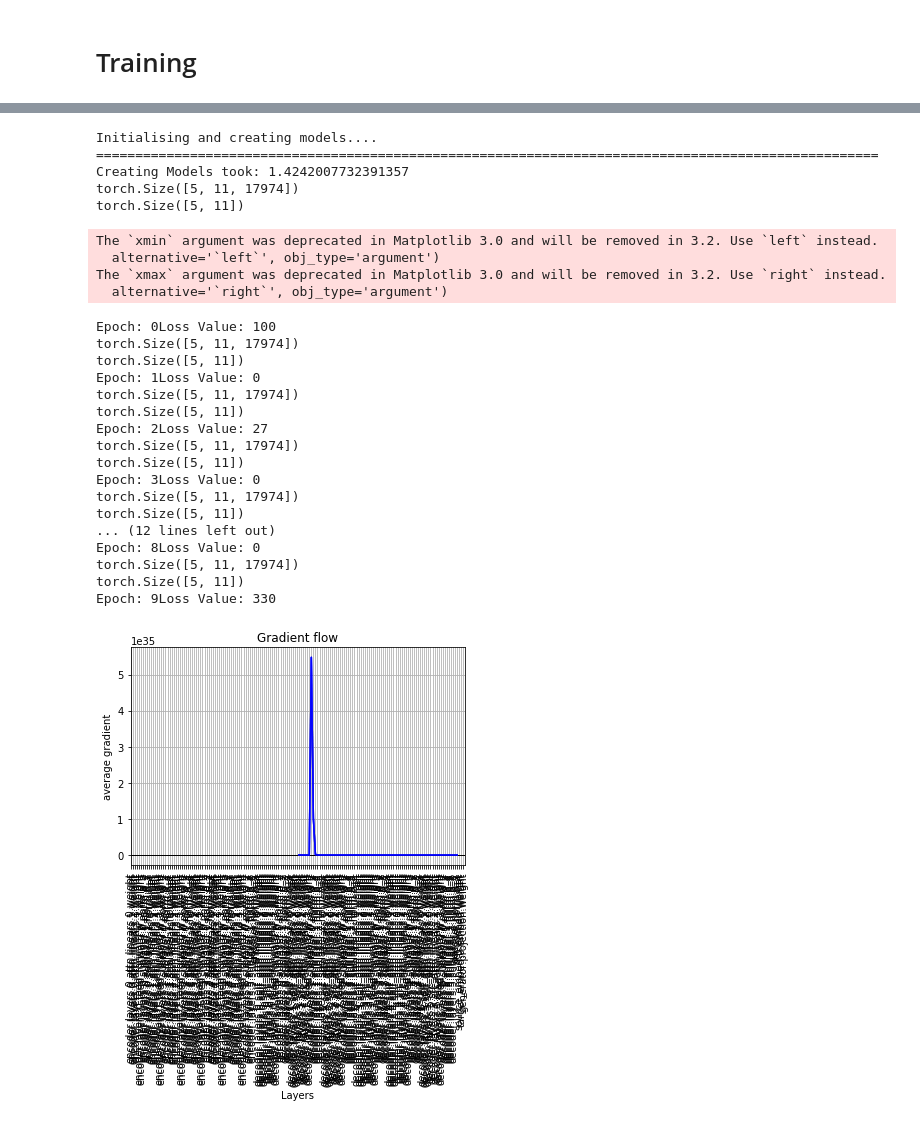
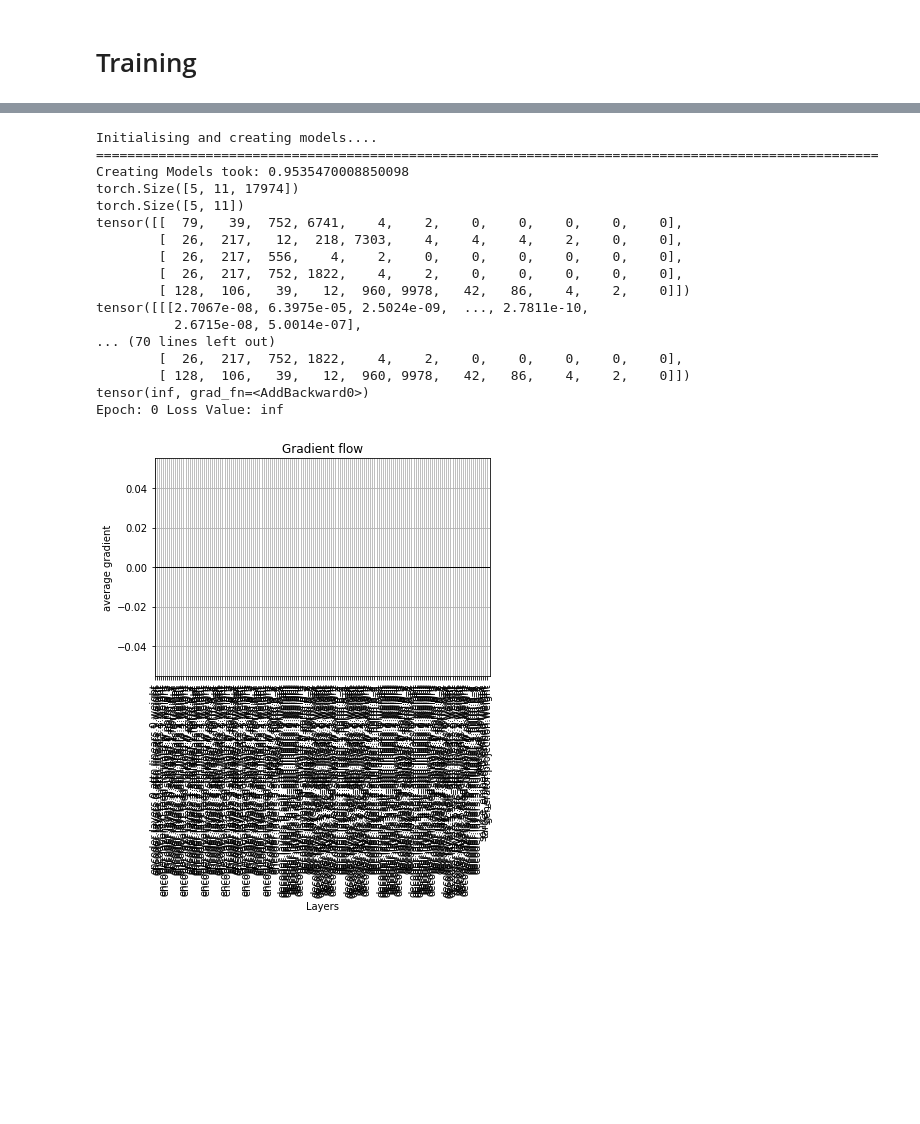
Before and after one commit to deepak4669/Conversational-Agents, a Jupyter notebook: Dialog Systems/Notebooks/transformer.ipynb, the cells around one changed output, grey strips where cells are left out. Saved outputs shown, nothing was run; the diff lists cells and outputs as text; code cells hidden in the pictures; blank space fills up the shorter version.

Commit message:
custom loss function

```diff
--- a/Dialog Systems/Notebooks/transformer.ipynb
+++ b/Dialog Systems/Notebooks/transformer.ipynb
@@ -692,4 +692,4 @@ def run_epoch(data,model,loss_compute):
     out=model(data.src,data.trg,data.src_mask,data.trg_mask)
     loss=loss_compute(out,data.trg_y,data.ntokens)
 
-    return loss.item()
+    return loss
@@ -703,0 +738,4 @@ class LabelSmoothing(nn.Module):
+# %%
+x=torch.tensor([[[4,2],[3,2]],[[2,4],[5,7]]],dtype=torch.float)
+trg=torch.tensor([[1,1],[0,0]])
+print(customLossFunction(x,trg))
@@ -704,9 +781,8 @@ class LabelSmoothing(nn.Module):
 # %%
 class LossCompute:
 
-    def __init__(self,model,criterion,opt):
+    def __init__(self,model,opt):
 
-        self.criterion=criterion
         self.opt=opt
         self.model=model
 
@@ -714,65 +790,62 @@ class LossCompute:
 
 #         x=self.model.generator(x)
         print(x.shape) #shape should be (batch_size,vocab_size)
+
+#         trg=x.argmax(dim=-1)
+#         print(trg)
+
         print(y.shape)
+        print(y)
 #         x=x.view(-1,x.shape[-1])
 #         y=y.view(-1)
-        x=x.transpose(-2,-1)
+#         x=x.transpose(-2,-1)
 
 
-        loss=self.criterion(x,y)/norm
+        loss=customLossFunction(x,y)
+        print(loss)
         loss.backward()
-        _=nn.utils.clip_grad_norm(model.parameters(),50000.0)
+        _=nn.utils.clip_grad_norm_(model.parameters(),50000.0)
         plot_grad_flow(self.model.named_parameters())
 
-#         self.opt.step()
-#         self.opt.zero_grad()
+        self.opt.step()
+        self.opt.zero_grad()
 
-        return loss.item()*norm
+        return loss.item()
 # %%
-batches=data_generation(pairs,5,10)
+batches=data_generation(pairs,5,4000)
 # %%
 print("Initialising and creating models....")
 t1=time.time()
-criterion=LabelSmoothing()
+# criterion=LabelSmoothing()
 model=make_model(voc.num_words,voc.num_words)
 model_opt=torch.optim.Adam(model.parameters(),lr=0.0001,betas=(0.9,0.988),eps=1e-9)
 print("="*100)
 print("Creating Models took: "+str(time.time()-t1))
 
 
 
 model.train()
-for epoch in range(10):
+for epoch in range(1):
 
     current_batch=batches[epoch]
-    loss_val=run_epoch(current_batch,model,LossCompute(model,criterion,model_opt))
-    print("Epoch: "+str(epoch)+"Loss Value: "+str(loss_val))
+    loss_val=run_epoch(current_batch,model,LossCompute(model,model_opt))
+    print("Epoch: "+str(epoch)+" Loss Value: "+str(loss_val))
 # %% [output]
 Initialising and creating models....
 ====================================================================================================
-Creating Models took: 1.4242007732391357
+Creating Models took: 0.9535470008850098
 torch.Size([5, 11, 17974])
 torch.Size([5, 11])
+tensor([[  79,   39,  752, 6741,    4,    2,    0,    0,    0,    0,    0],
+        [  26,  217,   12,  218, 7303,    4,    4,    4,    2,    0,    0],
+        [  26,  217,  556,    4,    2,    0,    0,    0,    0,    0,    0],
+        [  26,  217,  752, 1822,    4,    2,    0,    0,    0,    0,    0],
+        [ 128,  106,   39,   12,  960, 9978,   42,   86,    4,    2,    0]])
+tensor([[[2.7067e-08, 6.3975e-05, 2.5024e-09,  ..., 2.7811e-10,
+          2.6715e-08, 5.0014e-07],
+... (70 lines left out)
+        [  26,  217,  752, 1822,    4,    2,    0,    0,    0,    0,    0],
+        [ 128,  106,   39,   12,  960, 9978,   42,   86,    4,    2,    0]])
+tensor(inf, grad_fn=<AddBackward0>)
+Epoch: 0 Loss Value: inf
-The `xmin` argument was deprecated in Matplotlib 3.0 and will be removed in 3.2. Use `left` instead.
-  alternative='`left`', obj_type='argument')
-The `xmax` argument was deprecated in Matplotlib 3.0 and will be removed in 3.2. Use `right` instead.
-  alternative='`right`', obj_type='argument')
-Epoch: 0Loss Value: 100
-torch.Size([5, 11, 17974])
-torch.Size([5, 11])
-Epoch: 1Loss Value: 0
-torch.Size([5, 11, 17974])
-torch.Size([5, 11])
-Epoch: 2Loss Value: 27
-torch.Size([5, 11, 17974])
-torch.Size([5, 11])
-Epoch: 3Loss Value: 0
-torch.Size([5, 11, 17974])
-torch.Size([5, 11])
-... (12 lines left out)
-Epoch: 8Loss Value: 0
-torch.Size([5, 11, 17974])
-torch.Size([5, 11])
-Epoch: 9Loss Value: 330
-[figure, old version]
+[figure, new version]
```
Also changed, not shown: parts of 6 cells of this notebook.
